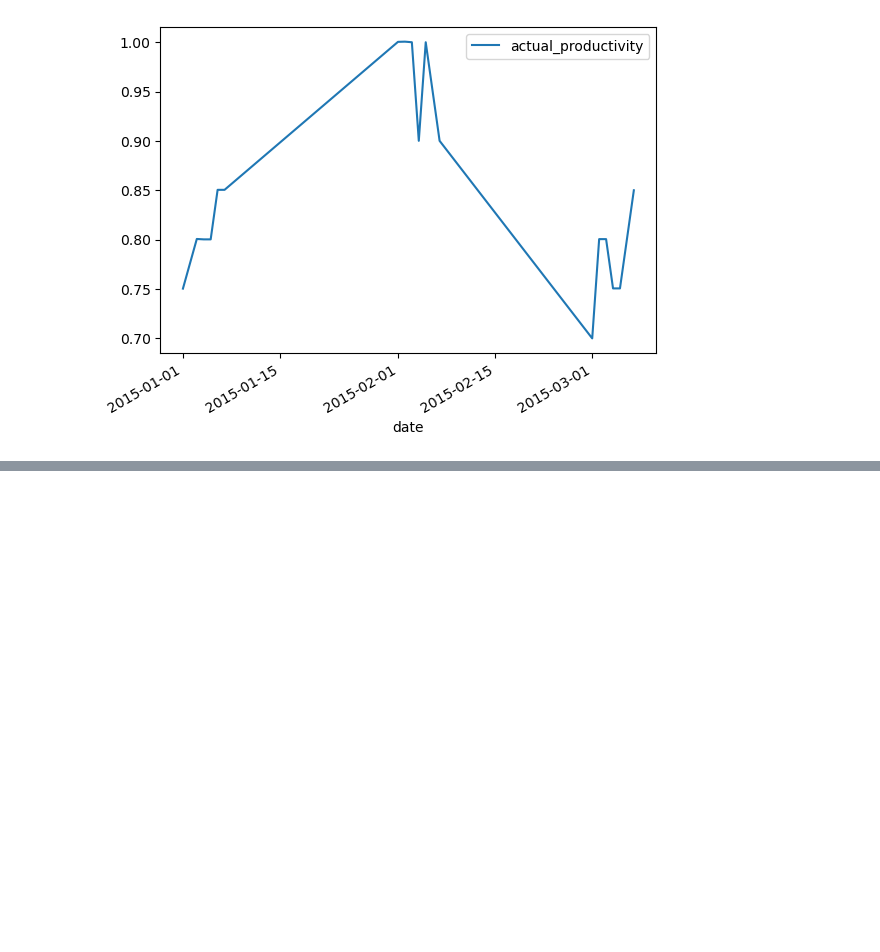
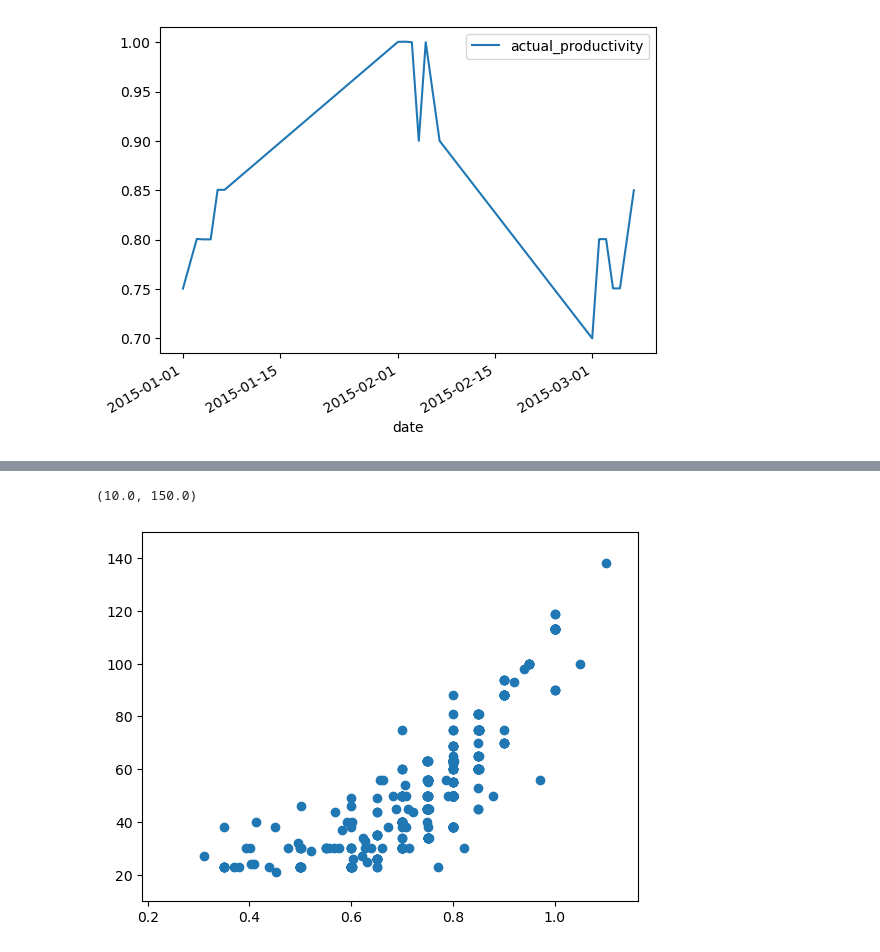
Before and after one commit to krnwnaji/learning_python, a Jupyter notebook: app-data-analytic-bootcamp.ipynb, the cells around one changed output, grey strips where cells are left out. Saved outputs shown, nothing was run; the diff lists cells and outputs as text; code cells hidden in the pictures; blank space fills up the shorter version.

```diff
--- a/app-data-analytic-bootcamp.ipynb
+++ b/app-data-analytic-bootcamp.ipynb
@@ -183,0 +190,7 @@ df2.plot(x='date', y='actual_productivity')
+# %%
+# create regression
+plt.scatter(df['actual_productivity'],df['incentive'])
+plt.ylim(10,150)
+# %% [output]
+(10.0, 150.0)
+[figure, added]
```
Also changed, not shown: parts of 8 cells of this notebook.
